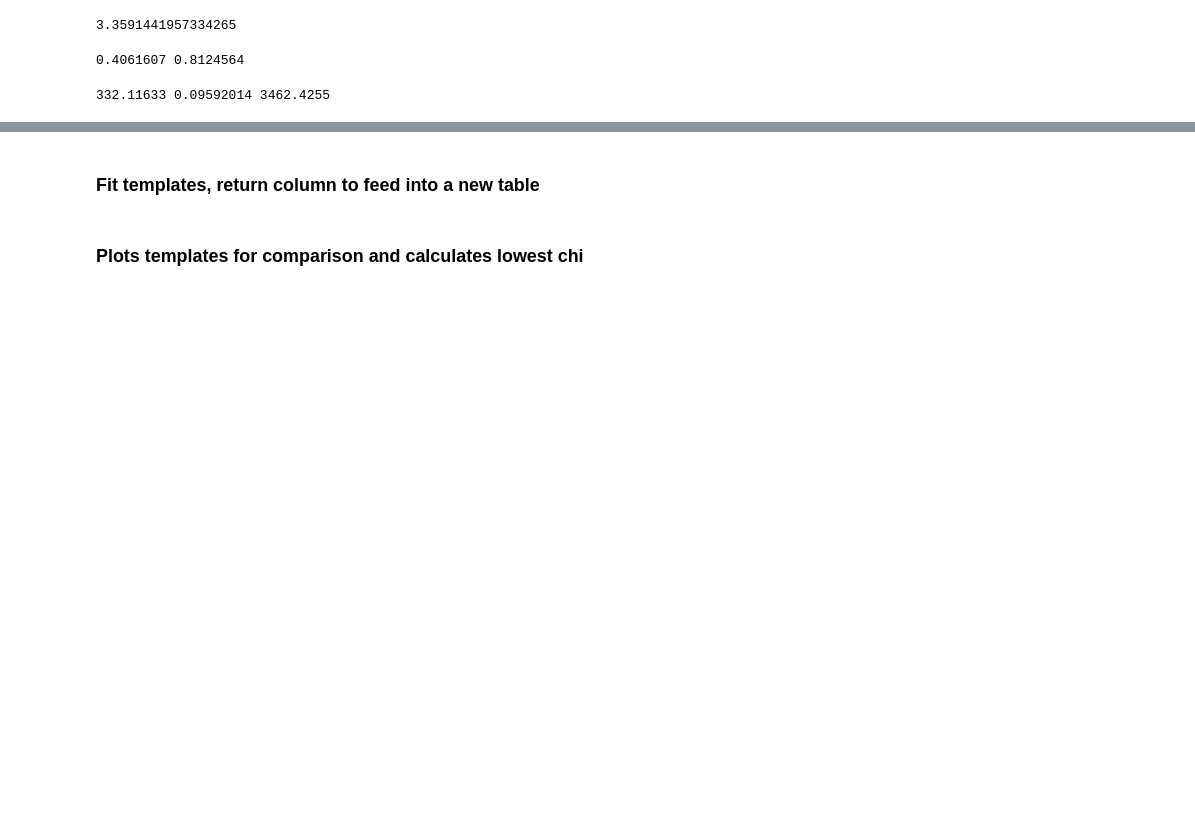
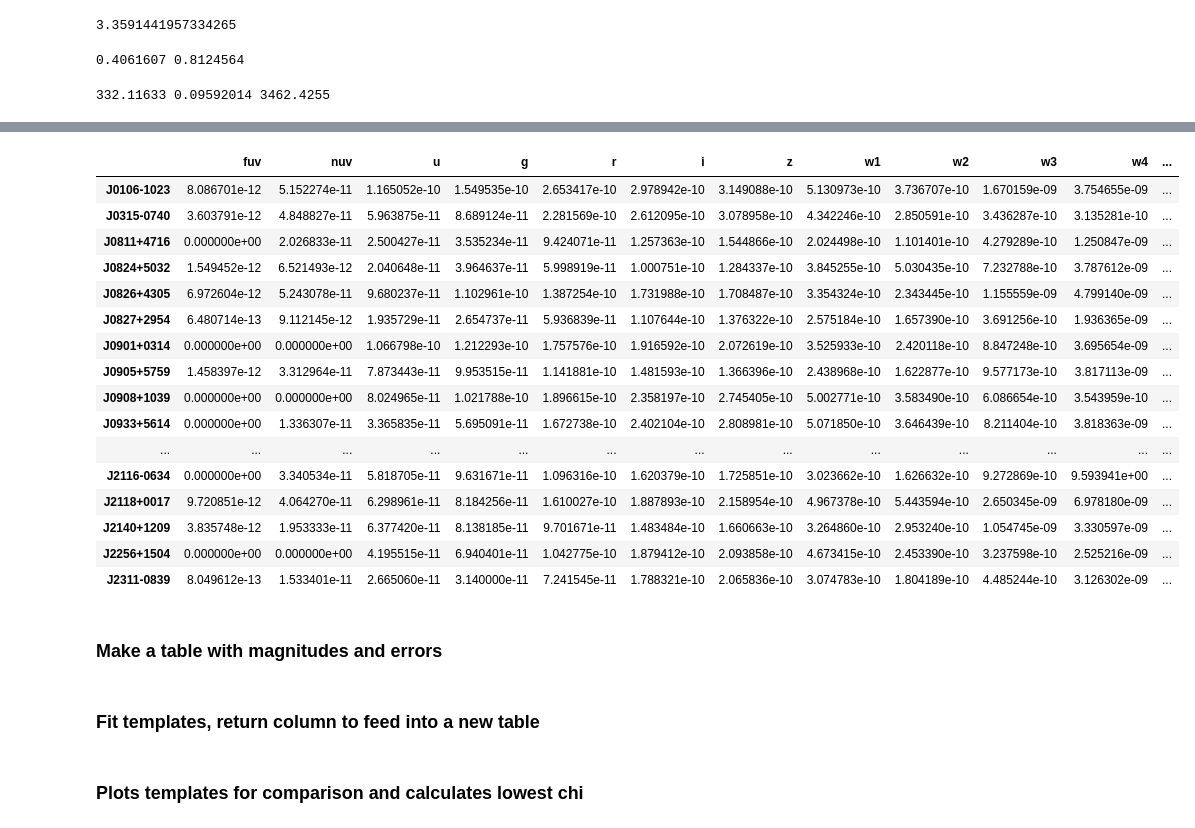
Before and after one commit to aleksds/bates_galaxies_lab, a Jupyter notebook: hst/se_ir_50gal.ipynb, the cells around one changed output, grey strips where cells are left out. Saved outputs shown, nothing was run; the diff lists cells and outputs as text; code cells hidden in the pictures; blank space fills up the shorter version.

```diff
--- a/hst/se_ir_50gal.ipynb
+++ b/hst/se_ir_50gal.ipynb
@@ -229,0 +334,22 @@ galaxy.close()
+# %%
+gals_flux
+# %% [output]
+|  | fuv | nuv | u | g | r | i | z | w1 | w2 | w3 | w4 | ... |
+| J0106-1023 | 8.086701e-12 | 5.152274e-11 | 1.165052e-10 | 1.549535e-10 | 2.653417e-10 | 2.978942e-10 | 3.149088e-10 | 5.130973e-10 | 3.736707e-10 | 1.670159e-09 | 3.754655e-09 | ... |
+| J0315-0740 | 3.603791e-12 | 4.848827e-11 | 5.963875e-11 | 8.689124e-11 | 2.281569e-10 | 2.612095e-10 | 3.078958e-10 | 4.342246e-10 | 2.850591e-10 | 3.436287e-10 | 3.135281e-10 | ... |
+| J0811+4716 | 0.000000e+00 | 2.026833e-11 | 2.500427e-11 | 3.535234e-11 | 9.424071e-11 | 1.257363e-10 | 1.544866e-10 | 2.024498e-10 | 1.101401e-10 | 4.279289e-10 | 1.250847e-09 | ... |
+| J0824+5032 | 1.549452e-12 | 6.521493e-12 | 2.040648e-11 | 3.964637e-11 | 5.998919e-11 | 1.000751e-10 | 1.284337e-10 | 3.845255e-10 | 5.030435e-10 | 7.232788e-10 | 3.787612e-09 | ... |
+| J0826+4305 | 6.972604e-12 | 5.243078e-11 | 9.680237e-11 | 1.102961e-10 | 1.387254e-10 | 1.731988e-10 | 1.708487e-10 | 3.354324e-10 | 2.343445e-10 | 1.155559e-09 | 4.799140e-09 | ... |
+| J0827+2954 | 6.480714e-13 | 9.112145e-12 | 1.935729e-11 | 2.654737e-11 | 5.936839e-11 | 1.107644e-10 | 1.376322e-10 | 2.575184e-10 | 1.657390e-10 | 3.691256e-10 | 1.936365e-09 | ... |
+| J0901+0314 | 0.000000e+00 | 0.000000e+00 | 1.066798e-10 | 1.212293e-10 | 1.757576e-10 | 1.916592e-10 | 2.072619e-10 | 3.525933e-10 | 2.420118e-10 | 8.847248e-10 | 3.695654e-09 | ... |
+| J0905+5759 | 1.458397e-12 | 3.312964e-11 | 7.873443e-11 | 9.953515e-11 | 1.141881e-10 | 1.481593e-10 | 1.366396e-10 | 2.438968e-10 | 1.622877e-10 | 9.577173e-10 | 3.817113e-09 | ... |
+| J0908+1039 | 0.000000e+00 | 0.000000e+00 | 8.024965e-11 | 1.021788e-10 | 1.896615e-10 | 2.358197e-10 | 2.745405e-10 | 5.002771e-10 | 3.583490e-10 | 6.086654e-10 | 3.543959e-10 | ... |
+| J0933+5614 | 0.000000e+00 | 1.336307e-11 | 3.365835e-11 | 5.695091e-11 | 1.672738e-10 | 2.402104e-10 | 2.808981e-10 | 5.071850e-10 | 3.646439e-10 | 8.211404e-10 | 3.818363e-09 | ... |
+| ... | ... | ... | ... | ... | ... | ... | ... | ... | ... | ... | ... | ... |
+| J2116-0634 | 0.000000e+00 | 3.340534e-11 | 5.818705e-11 | 9.631671e-11 | 1.096316e-10 | 1.620379e-10 | 1.725851e-10 | 3.023662e-10 | 1.626632e-10 | 9.272869e-10 | 9.593941e+00 | ... |
+| J2118+0017 | 9.720851e-12 | 4.064270e-11 | 6.298961e-11 | 8.184256e-11 | 1.610027e-10 | 1.887893e-10 | 2.158954e-10 | 4.967378e-10 | 5.443594e-10 | 2.650345e-09 | 6.978180e-09 | ... |
+| J2140+1209 | 3.835748e-12 | 1.953333e-11 | 6.377420e-11 | 8.138185e-11 | 9.701671e-11 | 1.483484e-10 | 1.660663e-10 | 3.264860e-10 | 2.953240e-10 | 1.054745e-09 | 3.330597e-09 | ... |
+| J2256+1504 | 0.000000e+00 | 0.000000e+00 | 4.195515e-11 | 6.940401e-11 | 1.042775e-10 | 1.879412e-10 | 2.093858e-10 | 4.673415e-10 | 2.453390e-10 | 3.237598e-10 | 2.525216e-09 | ... |
+| J2311-0839 | 8.049612e-13 | 1.533401e-11 | 2.665060e-11 | 3.140000e-11 | 7.241545e-11 | 1.788321e-10 | 2.065836e-10 | 3.074783e-10 | 1.804189e-10 | 4.485244e-10 | 3.126302e-09 | ... |
+# %% [markdown]
+### Make a table with magnitudes and errors
```
Also changed, not shown: parts of 32 cells of this notebook.
